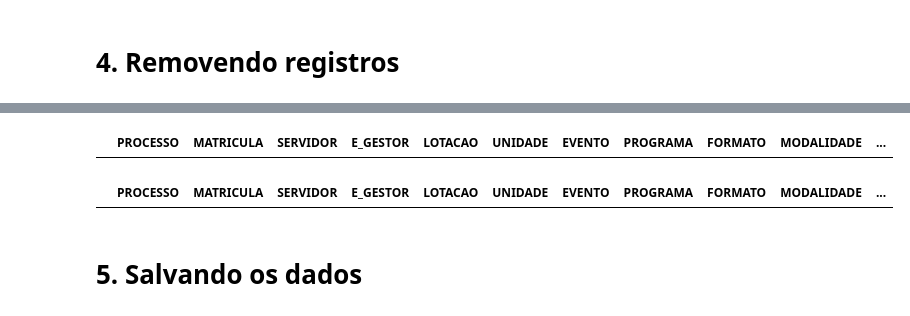
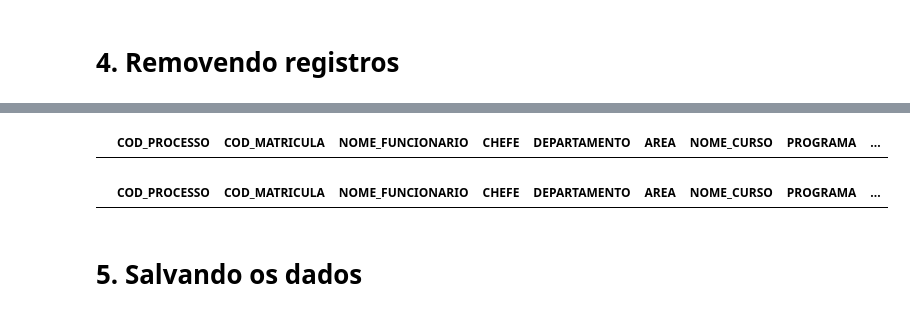
Before and after one commit to SENACBD/Projeto-de-BI-de-Educa-o-Corporativa-do-SENAC, a Jupyter notebook: python/etl/projeto_educacao_corporativa_senac.ipynb, the cells around one changed output, grey strips where cells are left out. Cells and saved outputs as stored; diff of their text form; code cells hidden in the pictures.

```diff
--- a/python/etl/projeto_educacao_corporativa_senac.ipynb
+++ b/python/etl/projeto_educacao_corporativa_senac.ipynb
@@ -669,0 +685,22 @@ Length: 730, dtype: datetime64[ns]
+# %%
+# Padronizando colunas e campos entre tabelas
+dados_participacaocurso = dados_participacaocurso.rename(columns={"PROCESSO": "COD_PROCESSO"})
+dados_participacaocurso = dados_participacaocurso.rename(columns={"MATRICULA": "COD_MATRICULA"})
+dados_participacaocurso = dados_participacaocurso.rename(columns={"SERVIDOR": "NOME_FUNCIONARIO"})
+dados_participacaocurso = dados_participacaocurso.rename(columns={"E_GESTOR": "CHEFE"})
+dados_participacaocurso = dados_participacaocurso.rename(columns={"LOTACAO": "DEPARTAMENTO"})
+dados_participacaocurso = dados_participacaocurso.rename(columns={"UNIDADE": "AREA"})
+dados_participacaocurso = dados_participacaocurso.rename(columns={"EVENTO": "NOME_CURSO"})
+dados_participacaocurso = dados_participacaocurso.rename(columns={"DATA_DE_INICIO_DO_CURSO": "DATA_INICIO"})
+dados_participacaocurso = dados_participacaocurso.rename(columns={"DATA_DE_CONCLUSAO_DO_CURSO": "DATA_CONCLUSAO"})
+
+colunas = [
+    "NOME_FUNCIONARIO",
+    "CHEFE",
+    "DEPARTAMENTO",
+    "NOME_CURSO",
+    "MODALIDADE",
+    "DATA_CONCLUSAO"
+]
+
+mostrar_valores_unicos(dados_participacaocurso, colunas)
@@ -813,11 +863,11 @@ See the caveats in the documentation: https://pandas.pydata.org/pandas-docs/stab
 # %%
-dados_participacaocurso.query('DATA_DE_INICIO_DO_CURSO < 1900')
+dados_participacaocurso.query('DATA_INICIO < 1900')
 # %% [output]
-|  | PROCESSO | MATRICULA | SERVIDOR | E_GESTOR | LOTACAO | UNIDADE | EVENTO | PROGRAMA | FORMATO | MODALIDADE | ... |
+|  | COD_PROCESSO | COD_MATRICULA | NOME_FUNCIONARIO | CHEFE | DEPARTAMENTO | AREA | NOME_CURSO | PROGRAMA | ... |
 # %%
-dados_participacaocurso.query('DATA_DE_CONCLUSAO_DO_CURSO < 1900')
+dados_participacaocurso.query('DATA_CONCLUSAO < 1900')
 # %% [output]
-|  | PROCESSO | MATRICULA | SERVIDOR | E_GESTOR | LOTACAO | UNIDADE | EVENTO | PROGRAMA | FORMATO | MODALIDADE | ... |
+|  | COD_PROCESSO | COD_MATRICULA | NOME_FUNCIONARIO | CHEFE | DEPARTAMENTO | AREA | NOME_CURSO | PROGRAMA | ... |
 # %% [markdown]
 # 5. Salvando os dados
 # %%
```
Also changed, not shown: parts of 19 cells of this notebook.
